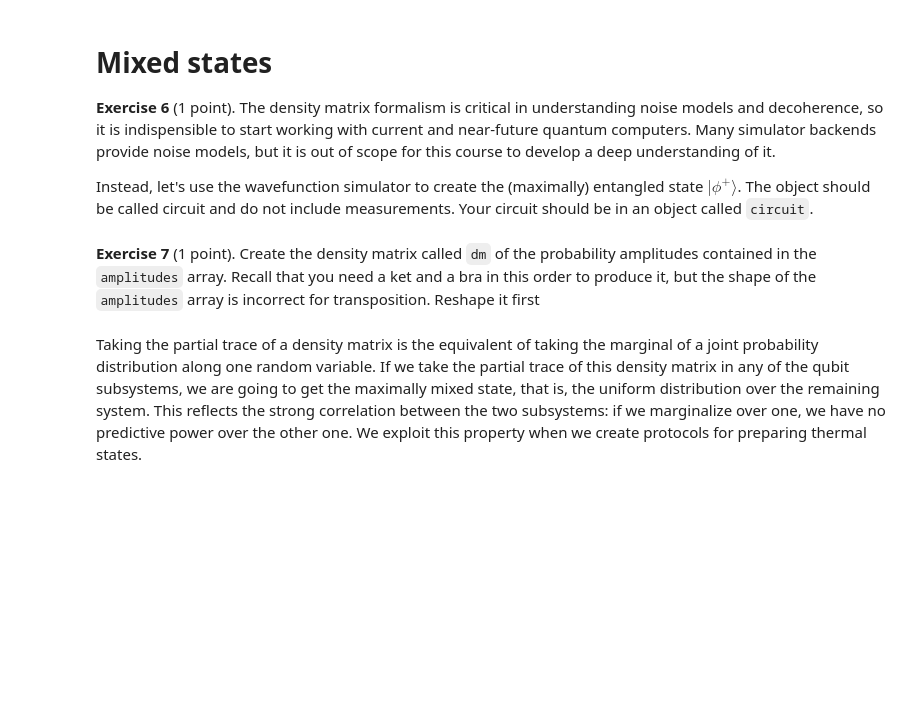
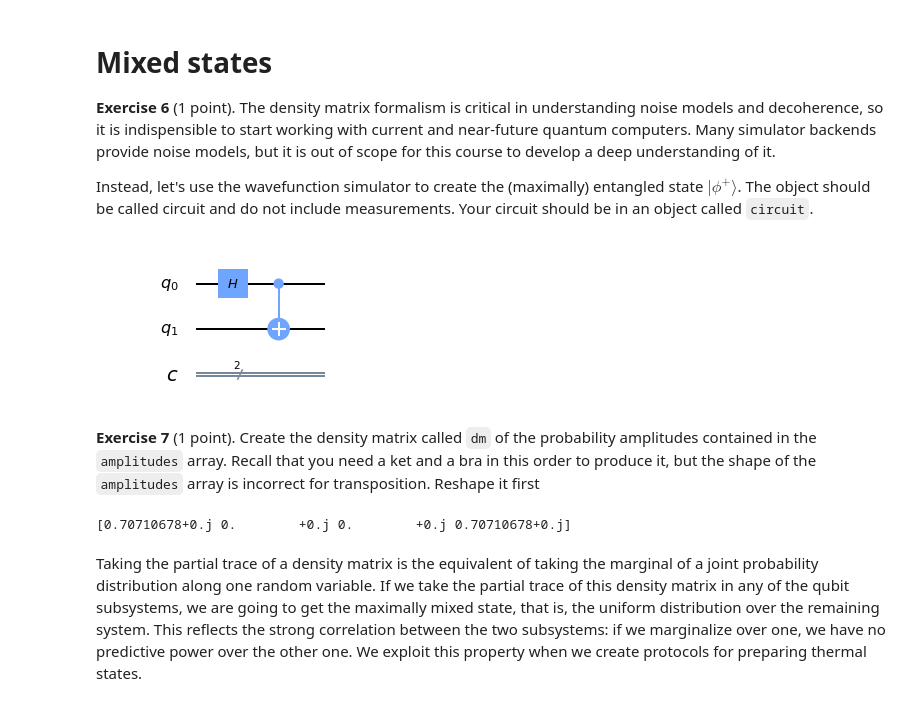
Before and after one commit to vnl2k/quantumbox, a Jupyter notebook: qml-mooc/coding_assignments/02_Measurements_and_Mixed_States.ipynb, the cells around one changed output. Cells and saved outputs as stored; diff of their text form; code cells hidden in the pictures; blank space fills up the shorter version.

```diff
--- a/qml-mooc/coding_assignments/02_Measurements_and_Mixed_States.ipynb
+++ b/qml-mooc/coding_assignments/02_Measurements_and_Mixed_States.ipynb
@@ -115,3 +111,11 @@ Instead, let's use the wavefunction simulator to create the (maximally) entangle
+# %%
+circuit = QuantumCircuit(2,2)
+circuit.h(0)
+circuit.cx(0, 1)
+# circuit.measure([0,1], [0, 1])
+circuit.draw(output='mpl')
+# %% [output]
+[figure, added]
 # %%
 amplitudes = get_amplitudes(circuit)
 assert np.allclose(np.array([np.sqrt(2)/2, 0, 0, np.sqrt(2)/2]), amplitudes)
@@ -124,3 +124,11 @@ assert np.allclose(np.array([np.sqrt(2)/2, 0, 0, np.sqrt(2)/2]), amplitudes)
+# %%
+amp = np.array([[i] for i in amplitudes])
+
+print(amplitudes)
+
+dm = amp @ amp.T.conj()
+# %% [output]
+[0.70710678+0.j 0.        +0.j 0.        +0.j 0.70710678+0.j]
 # %%
 ###
 ### AUTOGRADER TEST - DO NOT REMOVE
```
Also changed, not shown: parts of 5 cells of this notebook.
